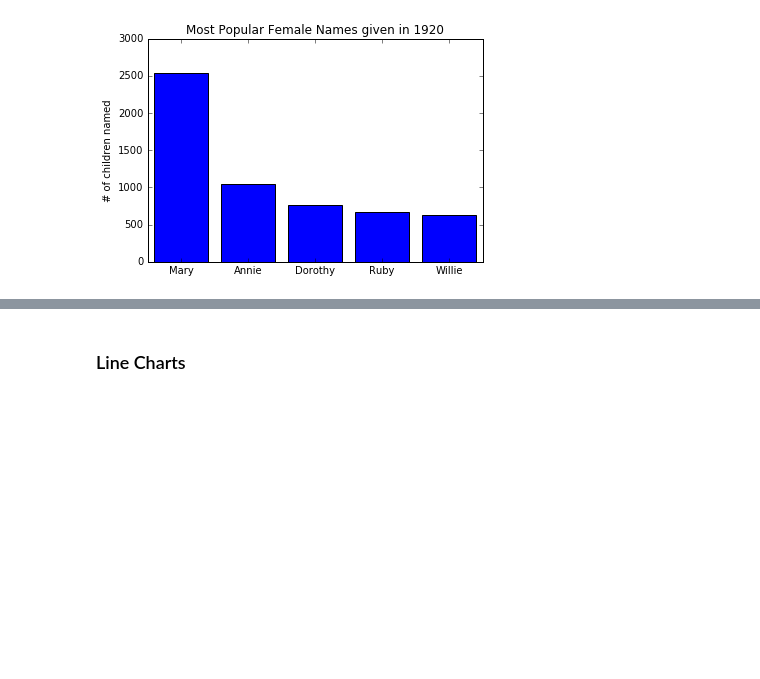
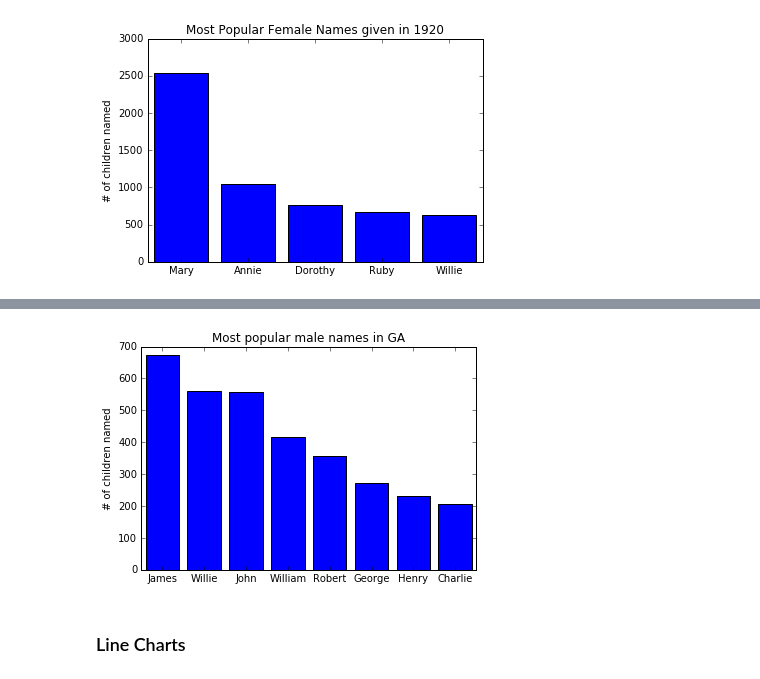
Before and after one commit to tylerburnham42/DataScienceCourseWork, a Jupyter notebook: Project 1/Chapter 3 Visualizing Data.ipynb, the cells around one changed output, grey strips where cells are left out. Saved outputs shown, nothing was run; the diff lists cells and outputs as text; code cells hidden in the pictures; blank space fills up the shorter version.

Commit message:
Fixed Chapter Numbers. Added new examples

```diff
--- a/Project 1/Chapter 2 Visualizing Data.ipynb
+++ b/Project 1/Chapter 3 Visualizing Data.ipynb
@@ -138,3 +168,12 @@ plt.xticks([i + 0.5 for i, _ in enumerate(names)], names)
 plt.show()
 # %% [output]
 [figure]
+# %%
+babies = pd.read_csv('data/ga_baby_names.csv')
+babies = babies[babies.Gender == "M"]
+del babies["Year"]
+del babies["State"]
+del babies["Gender"]
+babies.groupby(['Name'], as_index=False).sum().sort_values(['Number','Name'])
+babies = babies.head(8)
+babies
@@ -141,3 +190,20 @@ plt.show()
+# %%
+# create a line chart, years on x-axis, gdp on y-axis
+names = babies.Name.tolist()
+counts = babies.Number.tolist()
+
+# bars are by default width 0.8, so we'll add 0.1 to the left coordinates
+# so that each bar is centered
+xs = [i + 0.1 for i, _ in enumerate(names)]
+# plot bars with left x-coordinates [xs], heights [num_oscars]
+plt.bar(xs, counts)
+plt.ylabel("# of children named")
+plt.title("Most popular male names in GA")
+# label x-axis with movie names at bar centers
+plt.xticks([i + 0.5 for i, _ in enumerate(names)], names)
+plt.show()
+# %% [output]
+[figure, added]
 # %% [markdown]
 ### Line Charts
 # %%
```
Also changed, not shown: parts of 8 cells of this notebook, 1 other file.
